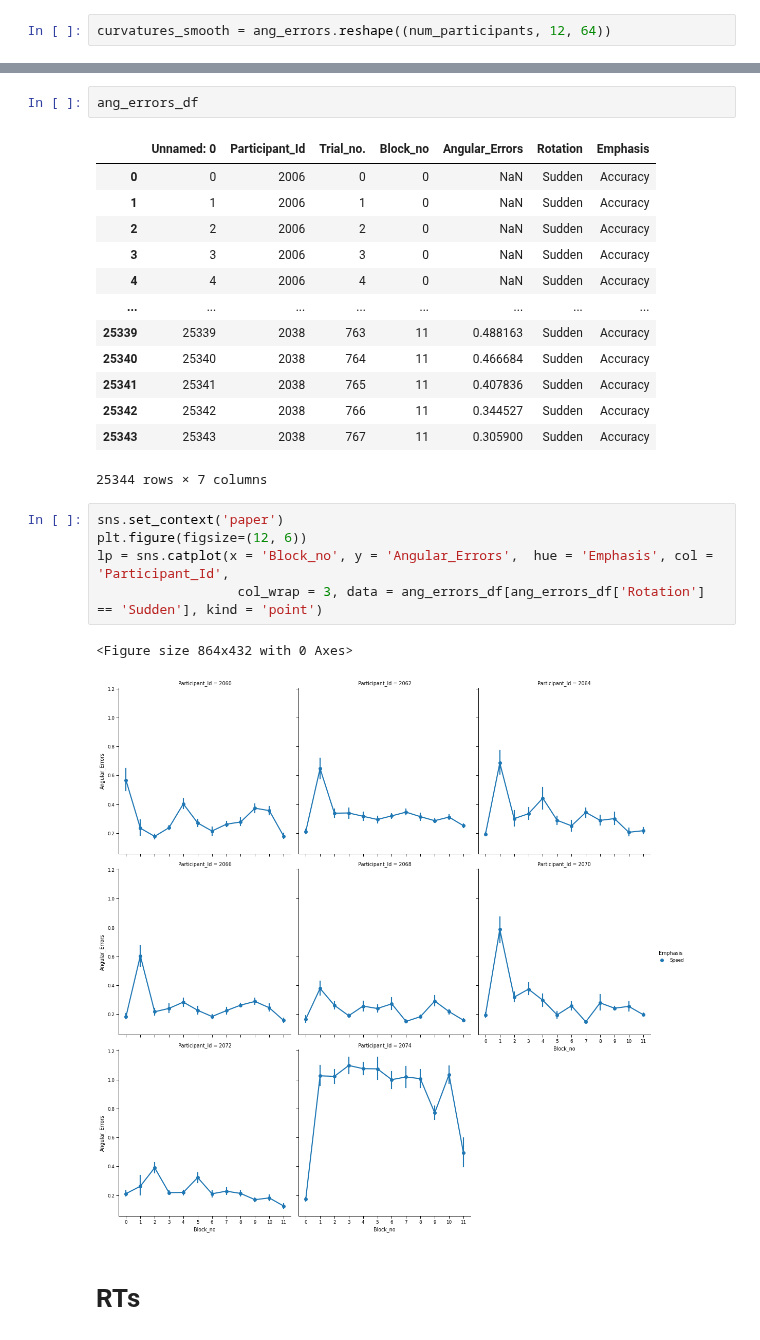
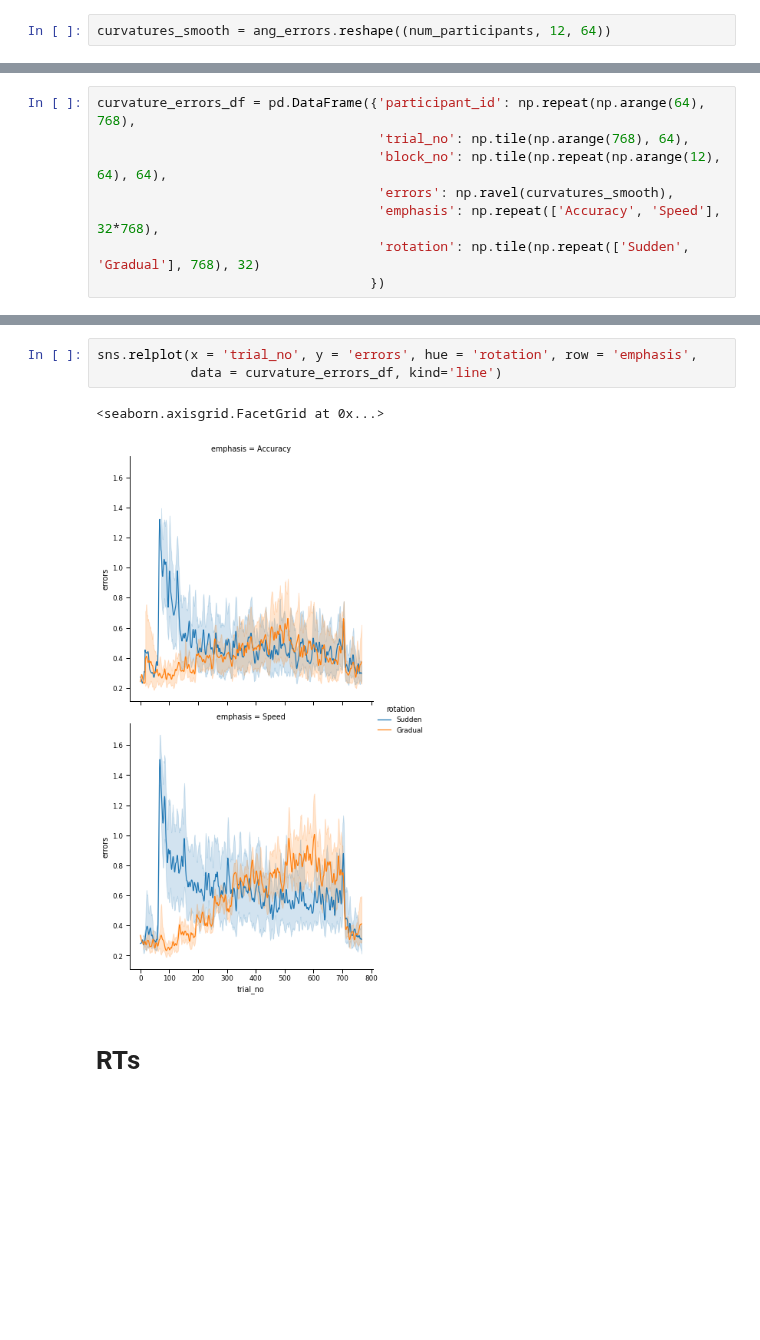
Before and after one commit to tejas-savalia/Lab-Codes, a Jupyter notebook: Visuomotor_Adaptation_psychopy_tablet/no_feedback/analysis/save_errors_and_RTs.ipynb, the cells around one changed output, grey strips where cells are left out. Cells and saved outputs as stored; diff of their text form; blank space fills up the shorter version.

```diff
--- a/Visuomotor_Adaptation_psychopy_tablet/no_feedback/analysis/save_errors_and_RTs.ipynb
+++ b/Visuomotor_Adaptation_psychopy_tablet/no_feedback/analysis/save_errors_and_RTs.ipynb
@@ -211 +233,9 @@ pickle.dump(curvatures_smooth, open('curvatures_smooth_speed.pickle', 'wb'))
+# %%
+curvature_errors_df = pd.DataFrame({'participant_id': np.repeat(np.arange(64), 768),
+                                    'trial_no': np.tile(np.arange(768), 64),
+                                    'block_no': np.tile(np.repeat(np.arange(12), 64), 64),
+                                    'errors': np.ravel(curvatures_smooth),
+                                    'emphasis': np.repeat(['Accuracy', 'Speed'], 32*768),
+                                    'rotation': np.tile(np.repeat(['Sudden', 'Gradual'], 768), 32)
+                                   })
 # %%
@@ -232,27 +243,9 @@ ang_errors_df = pd.read_csv('Angular_errors.csv')
-# %%
-ang_errors_df
-# %% [output]
-|  | Unnamed: 0 | Participant_Id | Trial_no. | Block_no | Angular_Errors | Rotation | Emphasis |
-| 0 | 0 | 2006 | 0 | 0 | NaN | Sudden | Accuracy |
-| 1 | 1 | 2006 | 1 | 0 | NaN | Sudden | Accuracy |
-| 2 | 2 | 2006 | 2 | 0 | NaN | Sudden | Accuracy |
-| 3 | 3 | 2006 | 3 | 0 | NaN | Sudden | Accuracy |
-| 4 | 4 | 2006 | 4 | 0 | NaN | Sudden | Accuracy |
-| ... | ... | ... | ... | ... | ... | ... | ... |
-| 25339 | 25339 | 2038 | 763 | 11 | 0.488163 | Sudden | Accuracy |
-| 25340 | 25340 | 2038 | 764 | 11 | 0.466684 | Sudden | Accuracy |
-| 25341 | 25341 | 2038 | 765 | 11 | 0.407836 | Sudden | Accuracy |
-| 25342 | 25342 | 2038 | 766 | 11 | 0.344527 | Sudden | Accuracy |
-| 25343 | 25343 | 2038 | 767 | 11 | 0.305900 | Sudden | Accuracy |
-25344 rows × 7 columns
-# %%
-sns.set_context('paper')
-plt.figure(figsize=(12, 6))
-lp = sns.catplot(x = 'Block_no', y = 'Angular_Errors',  hue = 'Emphasis', col = 'Participant_Id',
-                  col_wrap = 3, data = ang_errors_df[ang_errors_df['Rotation'] == 'Sudden'], kind = 'point')
-# %% [output]
-<Figure size 864x432 with 0 Axes>
-[figure, removed]
+# %%
+sns.relplot(x = 'trial_no', y = 'errors', hue = 'rotation', row = 'emphasis',
+            data = curvature_errors_df, kind='line')
+# %% [output]
+<seaborn.axisgrid.FacetGrid at 0x...>
+[figure, added]
 # %% [markdown]
 # RTs
 # %%
```
Also changed, not shown: parts of 18 cells of this notebook, 10 other files.
